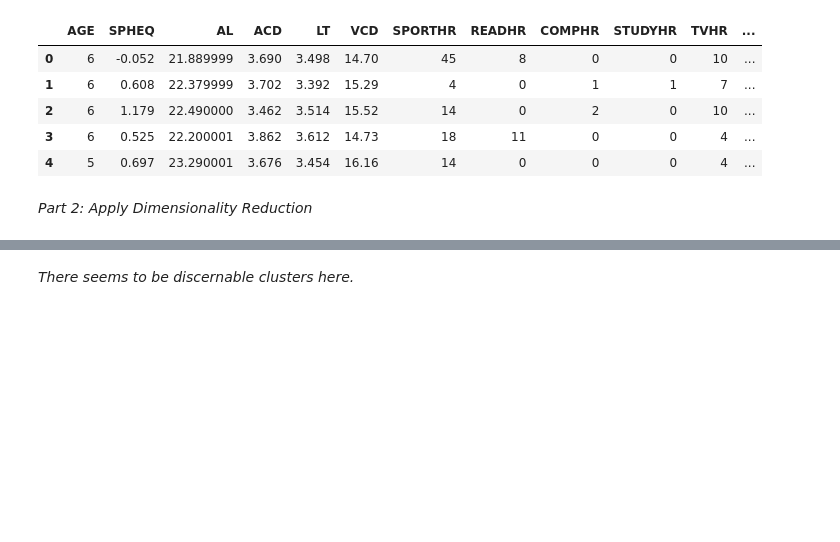
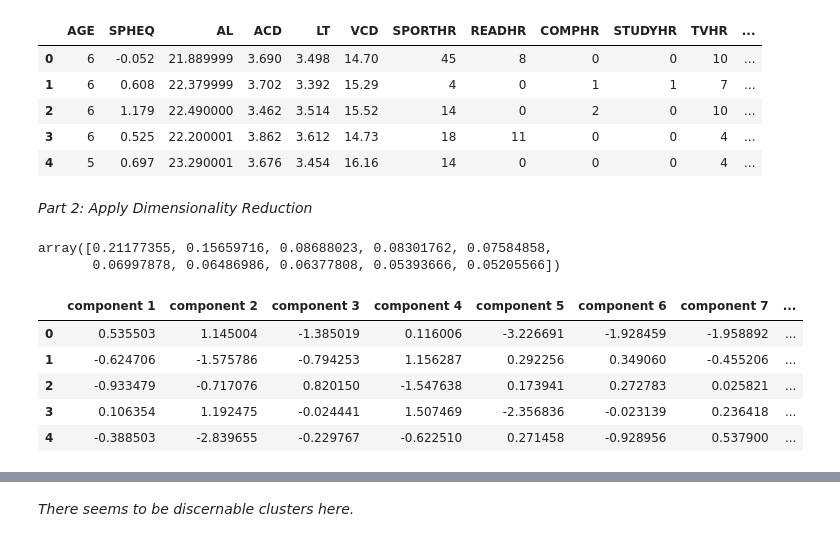
Before and after one commit to renee-h710/unsupervised-machine-learning-challenge, a Jupyter notebook: learning.ipynb, the cells around one changed output, grey strips where cells are left out. Drawn from its saved outputs; the diff is of its cells as text; code cells hidden in the pictures; blank space fills up the shorter version.

```diff
--- a/learning.ipynb
+++ b/learning.ipynb
@@ -32,12 +32,26 @@ scaler = StandardScaler()
 X_scaled = scaler.fit_transform(df)
 # %% [markdown]
 *Part 2: Apply Dimensionality Reduction*
+# %%
+# Perform dimensionality reduction with PCA.
+from sklearn.decomposition import PCA
+
+pca = PCA(n_components= .90)
+components = pca.fit_transform(X_scaled)
+pca.explained_variance_ratio_
+# %% [output]
+array([0.21177355, 0.15659716, 0.08688023, 0.08301762, 0.07584858,
+       0.06997878, 0.06486986, 0.06377808, 0.05393666, 0.05205566])
 # %%
-# Perform dimensionality reduction with PCA.
-from sklearn.decomposition import PCA
+pcaDf = pd.DataFrame(data = components
+             , columns = ['component 1', 'component 2','component 3','component 4','component 5','component 6','component 7','component 8','component 9','component 10'])
 
-pca = PCA()
-components = pca.fit_transform(X_scaled)
-pcaDf = pd.DataFrame(data = components
-             , columns = ['component 1', 'component 2','component 3','component 4','component 5','component 6','component 7','component 8','component 9','component 10','component 11','component 12','component 13','component 14'])
+pcaDf.head()
+# %% [output]
+|  | component 1 | component 2 | component 3 | component 4 | component 5 | component 6 | component 7 | ... |
+| 0 | 0.535503 | 1.145004 | -1.385019 | 0.116006 | -3.226691 | -1.928459 | -1.958892 | ... |
+| 1 | -0.624706 | -1.575786 | -0.794253 | 1.156287 | 0.292256 | 0.349060 | -0.455206 | ... |
+| 2 | -0.933479 | -0.717076 | 0.820150 | -1.547638 | 0.173941 | 0.272783 | 0.025821 | ... |
+| 3 | 0.106354 | 1.192475 | -0.024441 | 1.507469 | -2.356836 | -0.023139 | 0.236418 | ... |
+| 4 | -0.388503 | -2.839655 | -0.229767 | -0.622510 | 0.271458 | -0.928956 | 0.537900 | ... |
 # %% [markdown]
```
Also changed, not shown: parts of 6 cells of this notebook.
